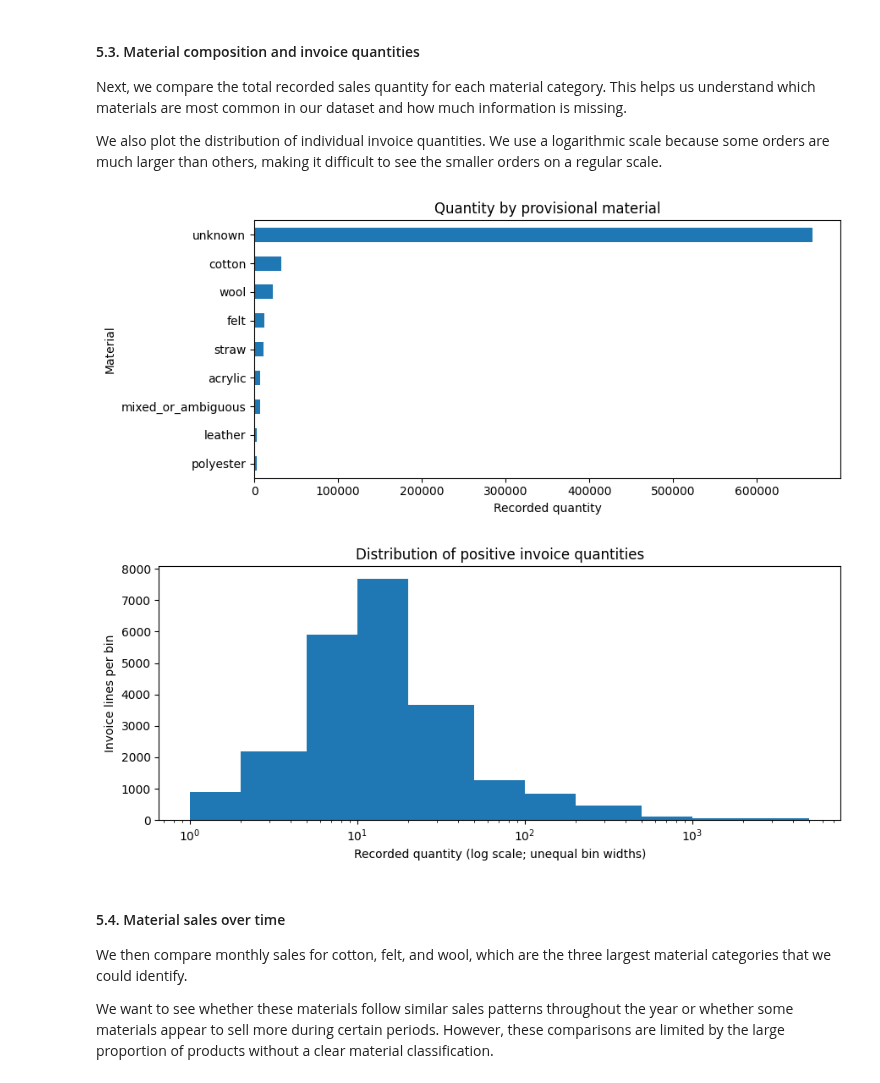
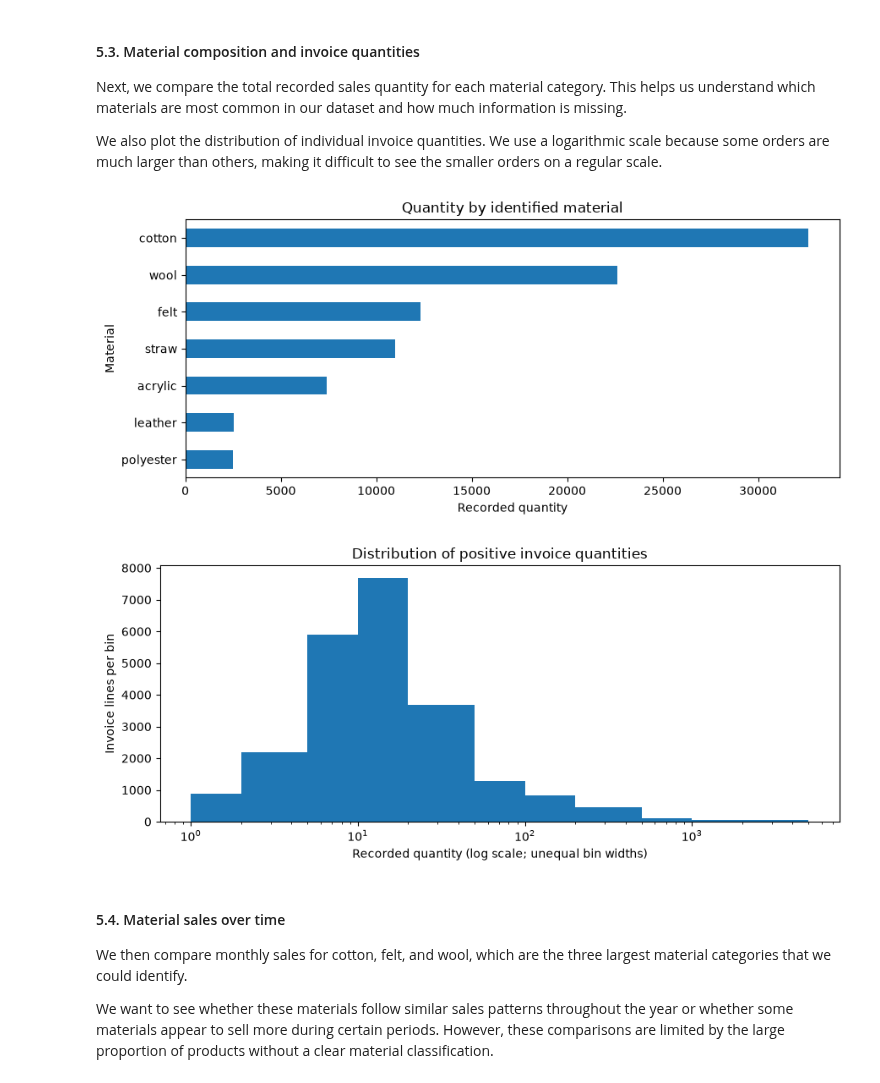
Before and after one commit to bobbybotbop/INFO2950, a Jupyter notebook: phase2.ipynb, the cells around one changed output. Saved outputs shown, nothing was run; the diff lists cells and outputs as text; code cells hidden in the pictures.

Commit message:
ok i forgot to push my changes, i removed unknown from the materials frfr

```diff
--- a/phase2.ipynb
+++ b/phase2.ipynb
@@ -536,27 +539,31 @@ Next, we compare the total recorded sales quantity for each material category. T
 
 We also plot the distribution of individual invoice quantities. We use a logarithmic scale because some orders are much larger than others, making it difficult to see the smaller orders on a regular scale.
 # %%
-# Compare total recorded quantities by provisional material.
-material_totals = clean_sales.groupby('material')['quantity'].sum().sort_values()
+# Compare total recorded quantities by identified material (unknown/ambiguous excluded).
+material_totals = (
+    clean_sales[~clean_sales['material'].isin(['unknown', 'mixed_or_ambiguous'])]
+    .groupby('material')['quantity'].sum()
+    .sort_values()
+)
 material_totals.plot(kind='barh', figsize=(9, 4))
-plt.title('Quantity by provisional material')
+plt.title('Quantity by identified material')
 plt.xlabel('Recorded quantity')
 plt.ylabel('Material')
 plt.tight_layout()
 plt.show()
 
 # Use wider bins for larger orders and label the axis in original quantities.
 plt.figure(figsize=(9, 4))
 plt.hist(clean_sales['quantity'], bins=[1, 2, 5, 10, 20, 50, 100, 200, 500, 1000, 5000])
 plt.xscale('log')
 plt.title('Distribution of positive invoice quantities')
 plt.xlabel('Recorded quantity (log scale; unequal bin widths)')
 plt.ylabel('Invoice lines per bin')
 plt.tight_layout()
 plt.show()
 # %% [output]
-[figure, old version]
+[figure, new version]
-[figure, old version]
+[figure, new version]
 # %% [markdown]
 #### 5.4. Material sales over time
 
```
Also changed, not shown: parts of 8 cells of this notebook.
